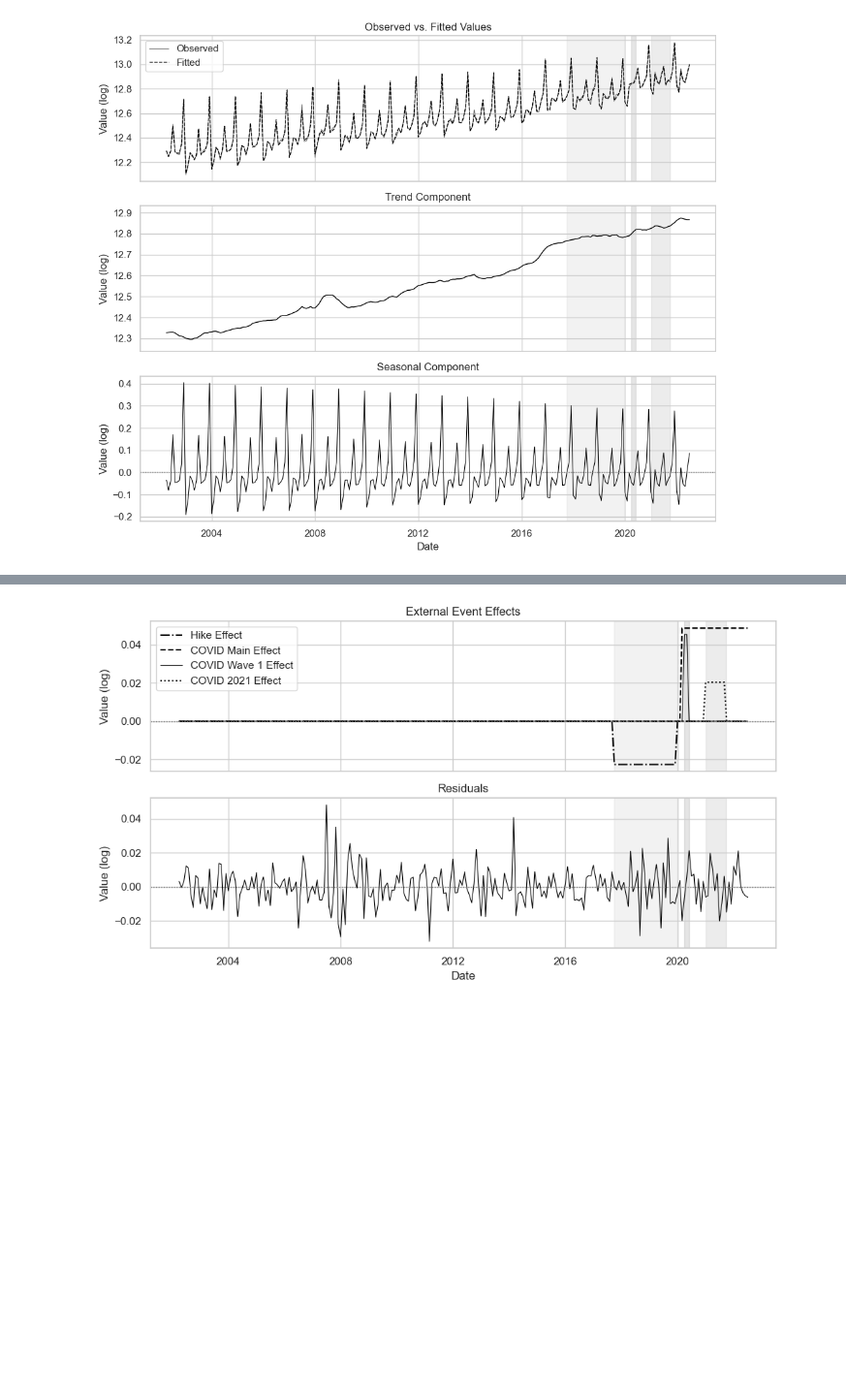
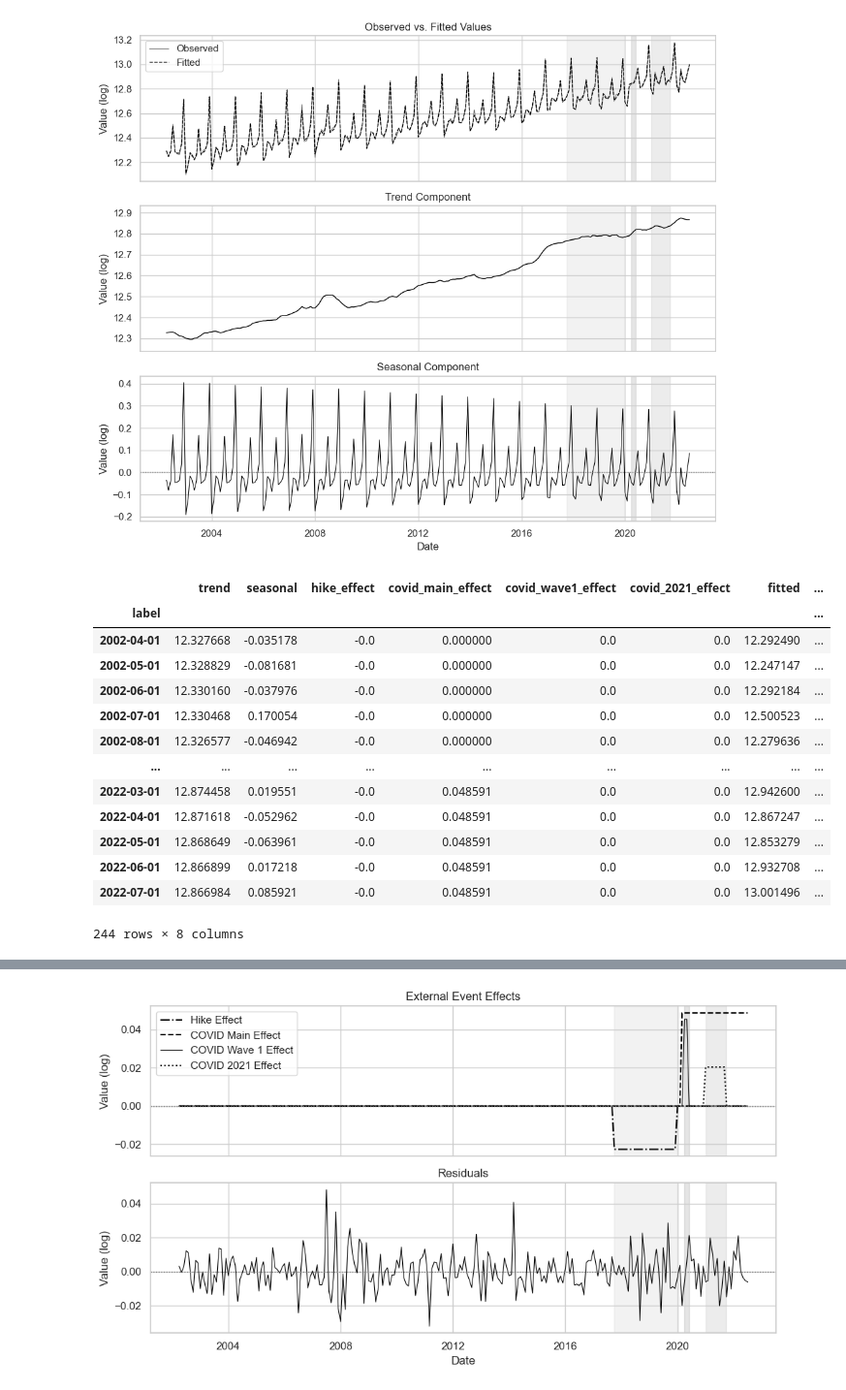
Before and after one commit to Fuga420/Transport_amount_project, a Jupyter notebook: notebooks/Transport_amount.ipynb, the cells around one changed output, grey strips where cells are left out. Shown at 97% size. Drawn from its saved outputs; the diff is of its cells as text; code cells hidden in the pictures; blank space fills up the shorter version.

```diff
--- a/notebooks/Transport_amount.ipynb
+++ b/notebooks/Transport_amount.ipynb
@@ -1854,3 +1843,31 @@ plt.show()
 # fig1.savefig('output/decomposition_part1.png', dpi=300)
 # %% [output]
 [figure]
+# %%
+df_ssm = pd.DataFrame({
+    'trend': trend_smoothed,
+    'seasonal': seasonal_smoothed,
+    'hike_effect': hike_effect_full.values,
+    'covid_main_effect': covid_main_effect_full.values,
+    'covid_wave1_effect': covid_wave1_effect_full.values,
+    'covid_2021_effect': covid_2021_effect_full.values,
+    'fitted': fitted_values.values,
+    'residual': residuals_phase.values
+}, index=df['label'])
+
+df_ssm
+# %% [output]
+|  | trend | seasonal | hike_effect | covid_main_effect | covid_wave1_effect | covid_2021_effect | fitted | ... |
+| label |  |  |  |  |  |  |  | ... |
+| 2002-04-01 | 12.327668 | -0.035178 | -0.0 | 0.000000 | 0.0 | 0.0 | 12.292490 | ... |
+| 2002-05-01 | 12.328829 | -0.081681 | -0.0 | 0.000000 | 0.0 | 0.0 | 12.247147 | ... |
+| 2002-06-01 | 12.330160 | -0.037976 | -0.0 | 0.000000 | 0.0 | 0.0 | 12.292184 | ... |
+| 2002-07-01 | 12.330468 | 0.170054 | -0.0 | 0.000000 | 0.0 | 0.0 | 12.500523 | ... |
+| 2002-08-01 | 12.326577 | -0.046942 | -0.0 | 0.000000 | 0.0 | 0.0 | 12.279636 | ... |
+| ... | ... | ... | ... | ... | ... | ... | ... | ... |
+| 2022-03-01 | 12.874458 | 0.019551 | -0.0 | 0.048591 | 0.0 | 0.0 | 12.942600 | ... |
+| 2022-04-01 | 12.871618 | -0.052962 | -0.0 | 0.048591 | 0.0 | 0.0 | 12.867247 | ... |
+| 2022-05-01 | 12.868649 | -0.063961 | -0.0 | 0.048591 | 0.0 | 0.0 | 12.853279 | ... |
+| 2022-06-01 | 12.866899 | 0.017218 | -0.0 | 0.048591 | 0.0 | 0.0 | 12.932708 | ... |
+| 2022-07-01 | 12.866984 | 0.085921 | -0.0 | 0.048591 | 0.0 | 0.0 | 13.001496 | ... |
+244 rows × 8 columns
```
Also changed, not shown: parts of 10 cells of this notebook, 5 other files.
